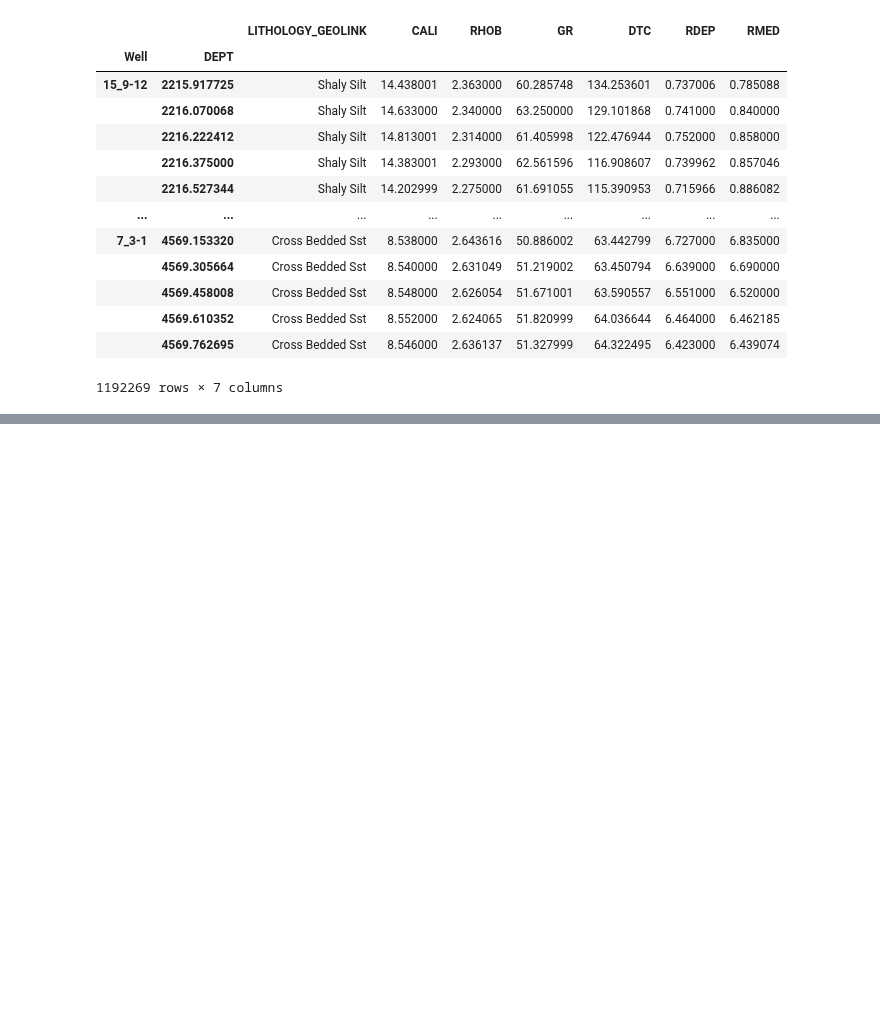
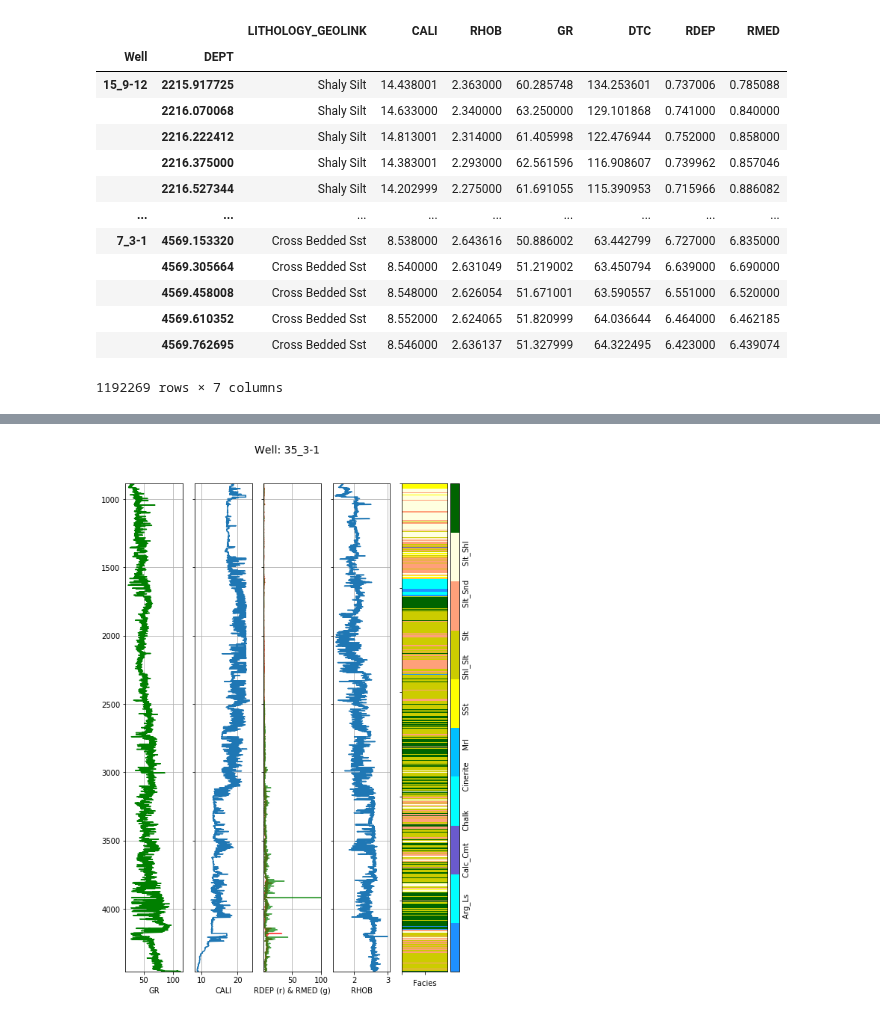
Before and after one commit to 3springs/deep_ml_curriculum, a Jupyter notebook: notebooks/00 Data prep/00-mc-prep_geolink_norge_dataset.ipynb, the cells around one changed output, grey strips where cells are left out. Drawn from its saved outputs; the diff is of its cells as text; code cells hidden in the pictures; blank space fills up the shorter version.

```diff
--- a/notebooks/00 Data prep/00-mc-prep_geolink_norge_dataset.ipynb
+++ b/notebooks/00 Data prep/00-mc-prep_geolink_norge_dataset.ipynb
@@ -342,0 +532,7 @@ df_all_clean
+# %%
+well_name = '35_3-1'
+logs=df_all_clean.loc[well_name].reset_index().sort_values(by='DEPT')
+facies = logs['LITHOLOGY_GEOLINK'].astype('category').values
+plot_well(well_name, logs, facies)
+# %% [output]
+[figure, added]
```
Also changed, not shown: parts of 9 cells of this notebook.
